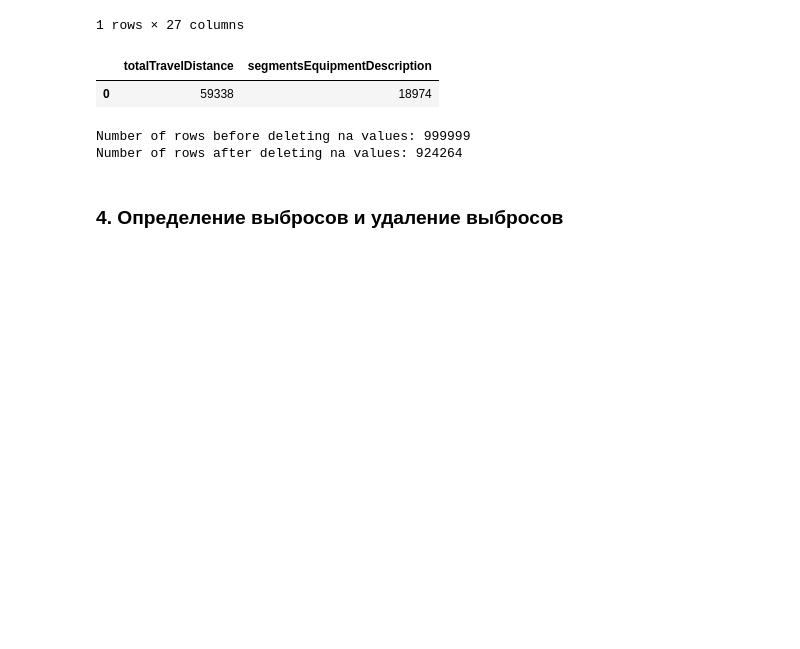
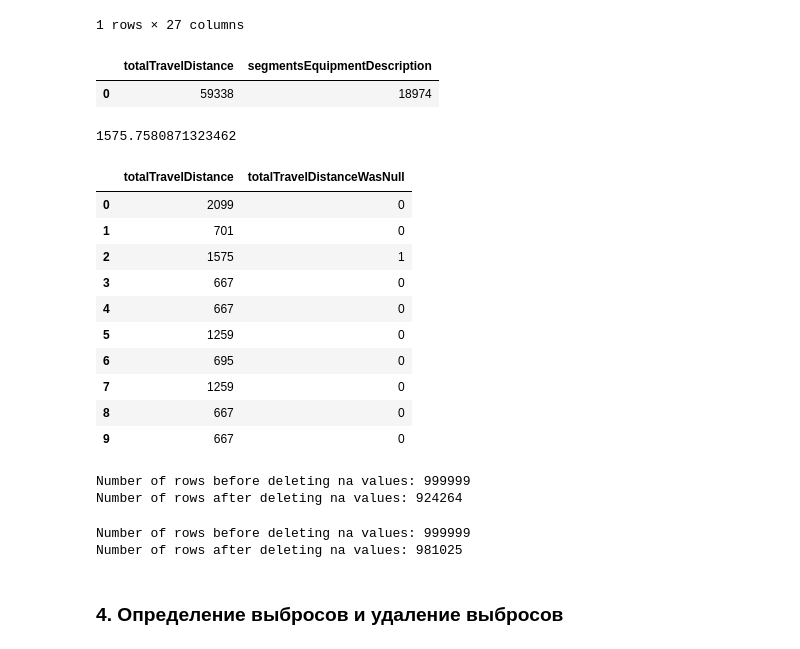
Before and after one commit to KirillRustyNail/SOBDLab1, a Jupyter notebook: analysis-Main.ipynb, the cells around one changed output. Saved outputs shown, nothing was run; the diff lists cells and outputs as text; code cells hidden in the pictures; blank space fills up the shorter version.

Commit message:
Add new column

```diff
--- a/analysis-Main.ipynb
+++ b/analysis-Main.ipynb
@@ -258,6 +258,28 @@ missing_df[columns_with_missing_values]
 1 rows × 27 columns
 |  | totalTravelDistance | segmentsEquipmentDescription |
 | 0 | 59338 | 18974 |
+# %%
+mean_value = df.agg(mean(df['totalTravelDistance'])).collect()[0][0]
+mean_value
+# %% [output]
+1575.7580871323462
+# %%
+df_fill = df.withColumn('totalTravelDistanceWasNull', when(df['totalTravelDistance'].isNull(), 1).otherwise(0))
+# %%
+df_fill=df_fill.na.fill(value=mean_value,subset=["totalTravelDistance"])
+df_fill.select('totalTravelDistance','totalTravelDistanceWasNull').limit(10).toPandas()
+# %% [output]
+|  | totalTravelDistance | totalTravelDistanceWasNull |
+| 0 | 2099 | 0 |
+| 1 | 701 | 0 |
+| 2 | 1575 | 1 |
+| 3 | 667 | 0 |
+| 4 | 667 | 0 |
+| 5 | 1259 | 0 |
+| 6 | 695 | 0 |
+| 7 | 1259 | 0 |
+| 8 | 667 | 0 |
+| 9 | 667 | 0 |
 # %%
 print(f'Number of rows before deleting na values: {df.count()}')
 df = df.na.drop(subset=columns_with_missing_values)
@@ -265,6 +287,13 @@ print(f'Number of rows after deleting na values: {df.count()}')
 # %% [output]
 Number of rows before deleting na values: 999999
 Number of rows after deleting na values: 924264
+# %%
+print(f'Number of rows before deleting na values: {df_fill.count()}')
+df_fill = df_fill.na.drop(subset=columns_with_missing_values)
+print(f'Number of rows after deleting na values: {df_fill.count()}')
+# %% [output]
+Number of rows before deleting na values: 999999
+Number of rows after deleting na values: 981025
 # %% [markdown]
 ### 4. Определение выбросов и удаление выбросов
 # %% [markdown]
```
Also changed, not shown: parts of 1 cell of this notebook.
